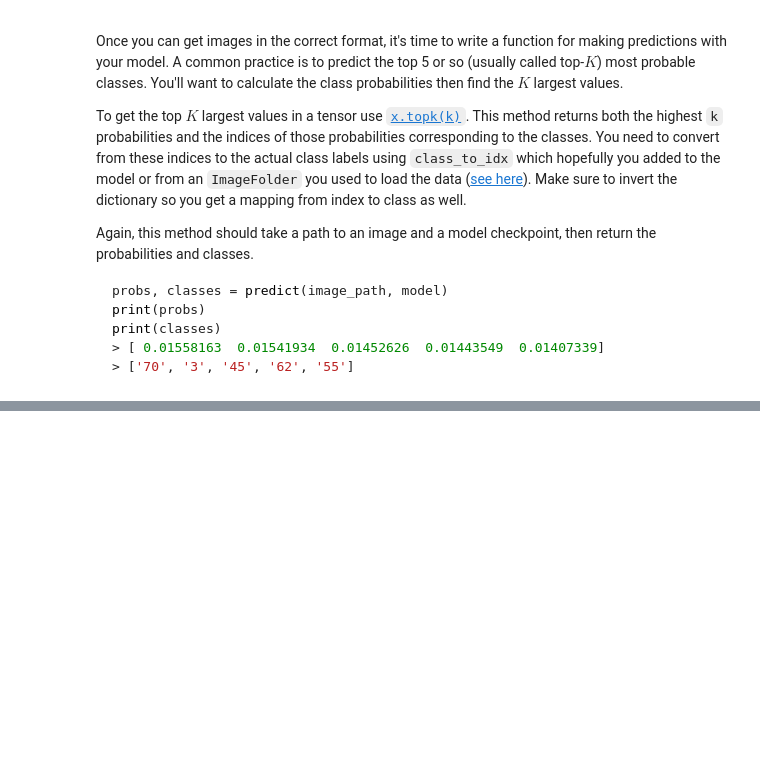
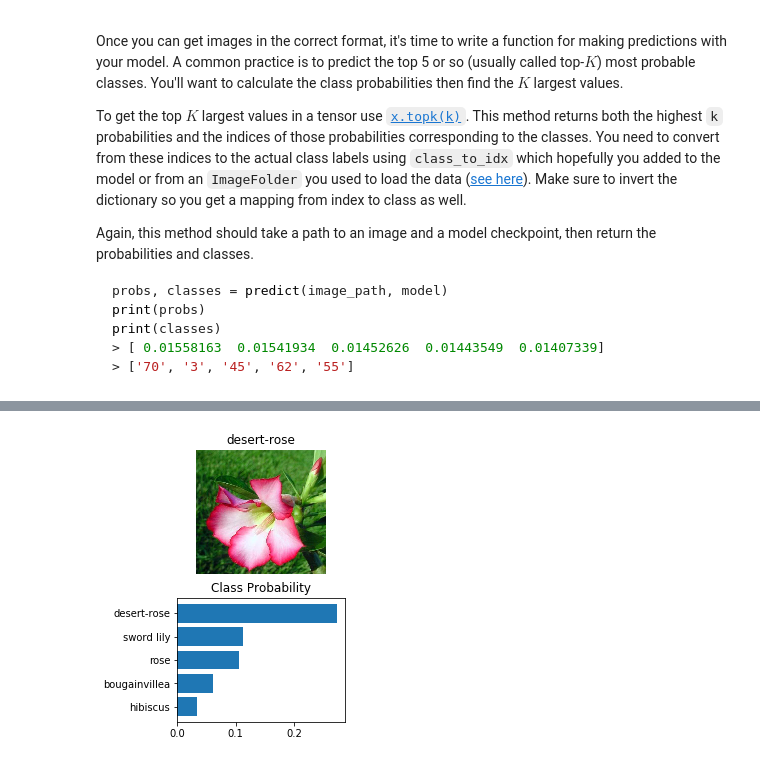
Before and after one commit to juan1393/aipnd-project, a Jupyter notebook: Image Classifier Project.ipynb, the cells around one changed output, grey strips where cells are left out. Saved outputs shown, nothing was run; the diff lists cells and outputs as text; code cells hidden in the pictures; blank space fills up the shorter version.

```diff
--- a/Image Classifier Project.ipynb
+++ b/Image Classifier Project.ipynb
@@ -230,13 +232,18 @@ Remember that you'll want to completely rebuild the model later so you can use i
 # TODO: Save the checkpoint
 model.class_to_idx = trainloader.dataset.class_to_idx
 model.epochs = epochs
-checkpoint = {'optimizer_dict': optimizer.state_dict(),
-              'input_size': [3, 224, 224],
-              'batch_size': trainloader.batch_size,
-              'state_dict': model.state_dict(),
-              'class_to_idx': model.class_to_idx,
-              'output_size': 102,
-              'epoch': model.epochs}
+checkpoint = {
+    'optimizer_dict': optimizer.state_dict(),
+    'input_size': [3, 224, 224],
+    'batch_size': trainloader.batch_size,
+    'state_dict': model.state_dict(),
+    'class_to_idx': trainloader.dataset.class_to_idx,
+    'output_size': 102,
+    'lr': 0.001,
+    'hidden_units': 500,
+    'arch': 'densenet121',
+    'epoch': epochs
+}
 
 torch.save(checkpoint, 'flower102dataset_checkpoint.pth')
 # %% [markdown]
@@ -248,12 +255,13 @@ At this point it's good to write a function that can load a checkpoint and rebui
 def load_checkpoint(path):
     checkpoint = torch.load(path)
     model = models.densenet121()
+    hidden_units = checkpoint['hidden_units']
 
     classifier = nn.Sequential(OrderedDict(
             [
-                ('fc1', nn.Linear(1024, 500)),
+                ('fc1', nn.Linear(1024, hidden_units)),
                 ('relu', nn.ReLU()),
-                ('fc2', nn.Linear(500, 102)),
+                ('fc2', nn.Linear(hidden_units, 102)),
                 ('output', nn.LogSoftmax(dim=1))
             ]))
 
@@ -268,7 +276,7 @@ output = loaded_model.forward(Variable(images[:2]))
 ps = torch.exp(output).data
 ps.max(1)[1]
 
-idx_to_class = { v : k for k,v in class_to_idx.items()}
+idx_to_class = {i:k for k, i in class_to_idx.items()}
 # %% [markdown]
 # Inference for classification
 
@@ -374,7 +385,7 @@ def predict(image_path, model, topk=5):
 
     return topk_prob, topk_class
 # %%
-img_path = 'flowers/test/8/image_03291.jpg'
+img_path = 'flowers/test/85/image_04805.jpg'
 probs, classes = predict(img_path, loaded_model)
 # %% [markdown]
 ## Sanity Checking
@@ -387,21 +398,23 @@ You can convert from the class integer encoding to actual flower names with the
 # %%
 # TODO: Display an image along with the top 5 classes
 def show_classified_images(img_path, prob, classes, mapping):
     ''' Function for viewing an image and it's predicted classes.
     '''
     image = Image.open(img_path)
 
-    fig, (ax1, ax2) = plt.subplots(figsize=(6,10), ncols=1, nrows=2)
+    fig, (ax1, ax2) = plt.subplots(figsize=(3,5), ncols=1, nrows=2)
     flower_name = mapping[img_path.split('/')[-2]]
     ax1.set_title(flower_name)
     ax1.imshow(image)
     ax1.axis('off')
 
     y_pos = np.arange(len(prob))
     ax2.barh(y_pos, prob, align='center')
     ax2.set_yticks(y_pos)
     ax2.set_yticklabels([mapping[x] for x in classes])
     ax2.invert_yaxis()
     ax2.set_title('Class Probability')
 
 show_classified_images(img_path, probs, classes, cat_to_name)
+# %% [output]
+[figure, added]
```
Also changed, not shown: parts of 3 cells of this notebook, 4 other files.
